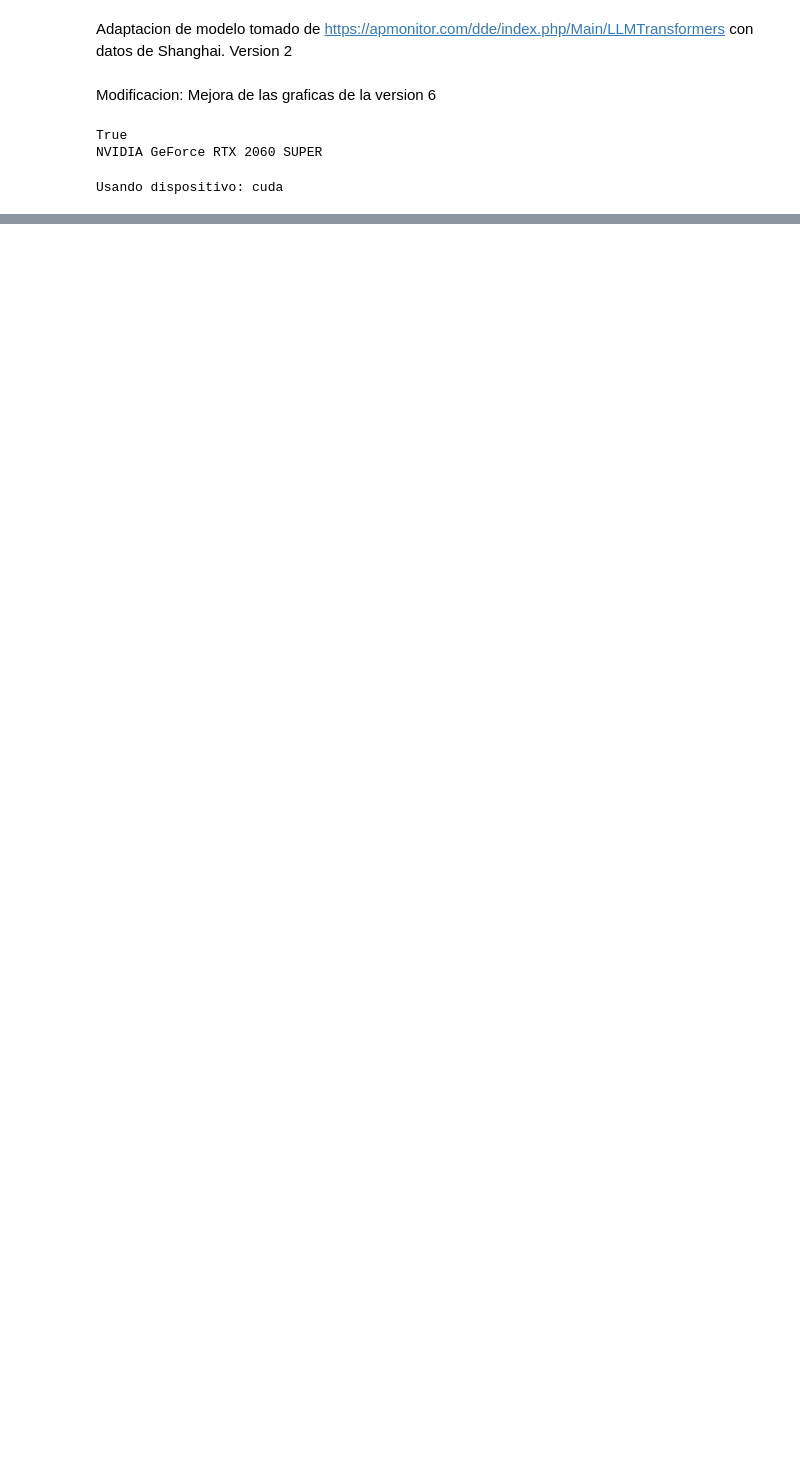
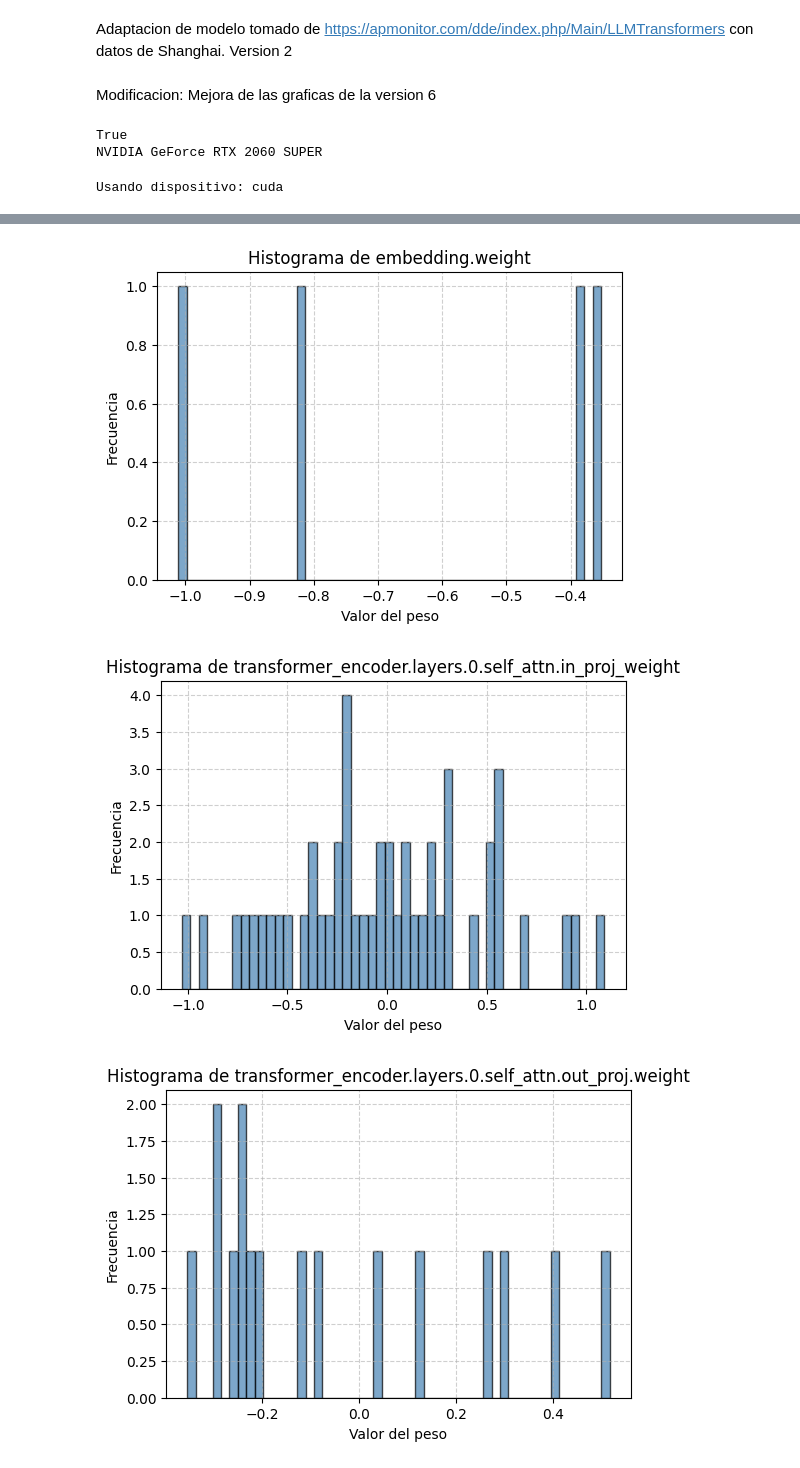
Before and after one commit to RedLakes17/SS-AntonioRojas, a Jupyter notebook: TWM9.ipynb, the cells around one changed output, grey strips where cells are left out. Drawn from its saved outputs; the diff is of its cells as text; code cells hidden in the pictures; blank space fills up the shorter version.

```diff
--- a/TWM9.ipynb
+++ b/TWM9.ipynb
@@ -319,0 +346,22 @@ encoder_layer.self_attn.in_proj_bias: (12,), un bias por cada valor de Q, K y V.
+# %%
+#Creamos variable con todos los parametros
+state_dict = model.state_dict()
+
+#Filtramos los pesos interesantes (evitamos bias y norm)
+parametros_interes = {k: v for k, v in state_dict.items() if "weight" in k and "encoder_layer" not in k and "norm" not in k}
+
+#Recorremos y graficamos histogramas
+for nombre, tensor in parametros_interes.items():
+    valores = tensor.detach().cpu().numpy().flatten()  #los convertimos en arrays numpy
+
+    plt.figure(figsize=(6, 4))
+    plt.hist(valores, bins=50, alpha=0.7, color="steelblue", edgecolor="black")
+    plt.title(f"Histograma de {nombre}")
+    plt.xlabel("Valor del peso")
+    plt.ylabel("Frecuencia")
+    plt.grid(True, linestyle="--", alpha=0.6)
+    plt.show()
+# %% [output]
+[figure, added]
+[figure, added]
+[figure, added]
```
Also changed, not shown: parts of 11 cells of this notebook.
